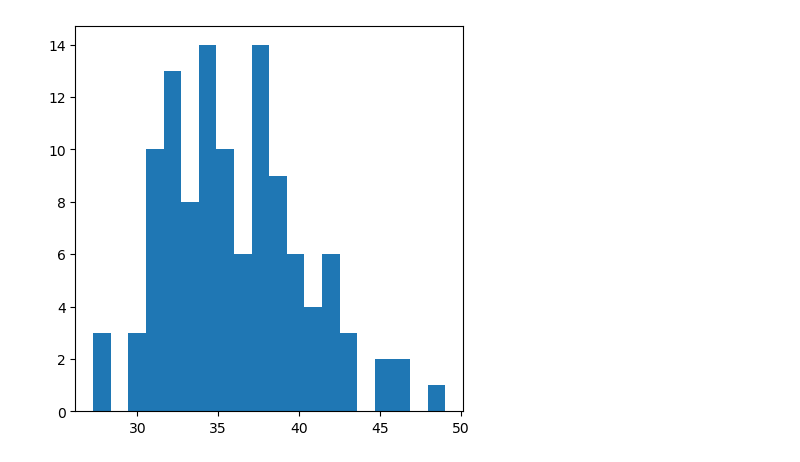
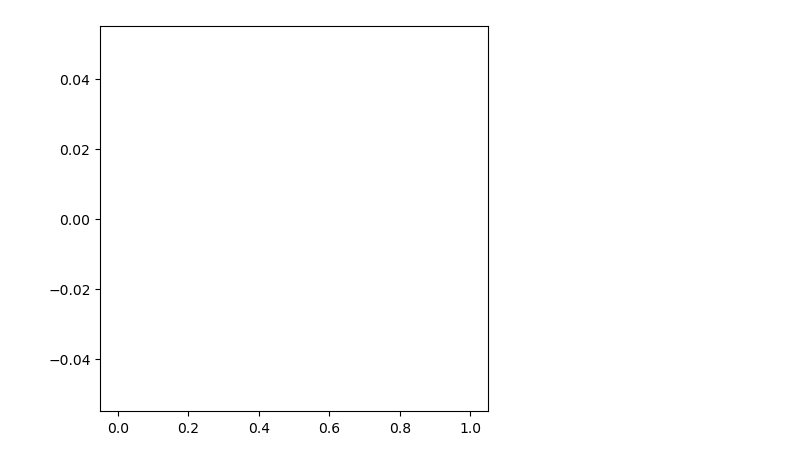
Before and after one commit to aautric/4polarMFM_these, a Jupyter notebook: notebooks_experimental_SLB_Louise/post_process_experimental_result.ipynb, the cells around one changed output. Drawn from its saved outputs; the diff is of its cells as text; code cells hidden in the pictures.

```diff
--- a/notebooks_experimental_SLB_Louise/post_process_experimental_result.ipynb
+++ b/notebooks_experimental_SLB_Louise/post_process_experimental_result.ipynb
@@ -8,11 +8,13 @@ folder = 'D:/AMAURY/experimental_processed/these_4polar_MFM/first_test'
 # %%
-frame, x, y, z, N_photons, offset_proj, rho, eta, delta, score, x_start, y_start, z_start, rho_start, delta_start = [], [], [], [], [], [], [], [], [], [], [], [], [], [], []
+frame, x, y, z, N_photons, offset_proj, offset_proj2, rho, eta, delta, score, x_start, y_start, z_start, rho_start, delta_start, zernx, zerny = [], [], [], [], [], [], [], [], [], [], [], [], [], [], [], [], [], []
 for filename in os.listdir(folder):
     data = np.load(rf"{folder}\{filename}")
     frame = np.concatenate((frame, data['frame']))
     x = np.concatenate((x, data['x']))
     y = np.concatenate((y, data['y']))
     z = np.concatenate((z, data['z']))
+    zernx.append(data['zernx'])
+    zerny.append(data['zerny'])
     N_photons = np.concatenate((N_photons, data['N_photons']))
     rho = np.concatenate((rho, data['rho']))
     eta = np.concatenate((eta, data['eta']))
@@ -24,6 +26,7 @@ for filename in os.listdir(folder):
     rho_start = np.concatenate((rho_start, data['rho_start']))
     delta_start = np.concatenate((delta_start, data['delta_start']))
     offset_proj = np.concatenate((offset_proj, np.array([data['offset_proj']])))
+    #offset_proj2 = np.concatenate((offset_proj2, np.array([data['offset_proj2']])))
 frame = np.array(frame)
 x = np.array(x)
 y = np.array(y)
@@ -91,8 +115,8 @@ plt.axis('equal')
 # %%
 plt.rcParams['figure.figsize'] = [5,5]
-op = plt.hist(offset_proj, bins=20)
+op = plt.hist(offset_proj2, bins=20)
 # %% [output]
-[figure, old version]
+[figure, new version]
 # %%
 plt.rcParams['figure.figsize'] = [5,5]
 plt.scatter(z[threshold], eta[threshold], c = rgb_colors, s=4)
```
Also changed, not shown: parts of 9 cells of this notebook, 6 other files.
